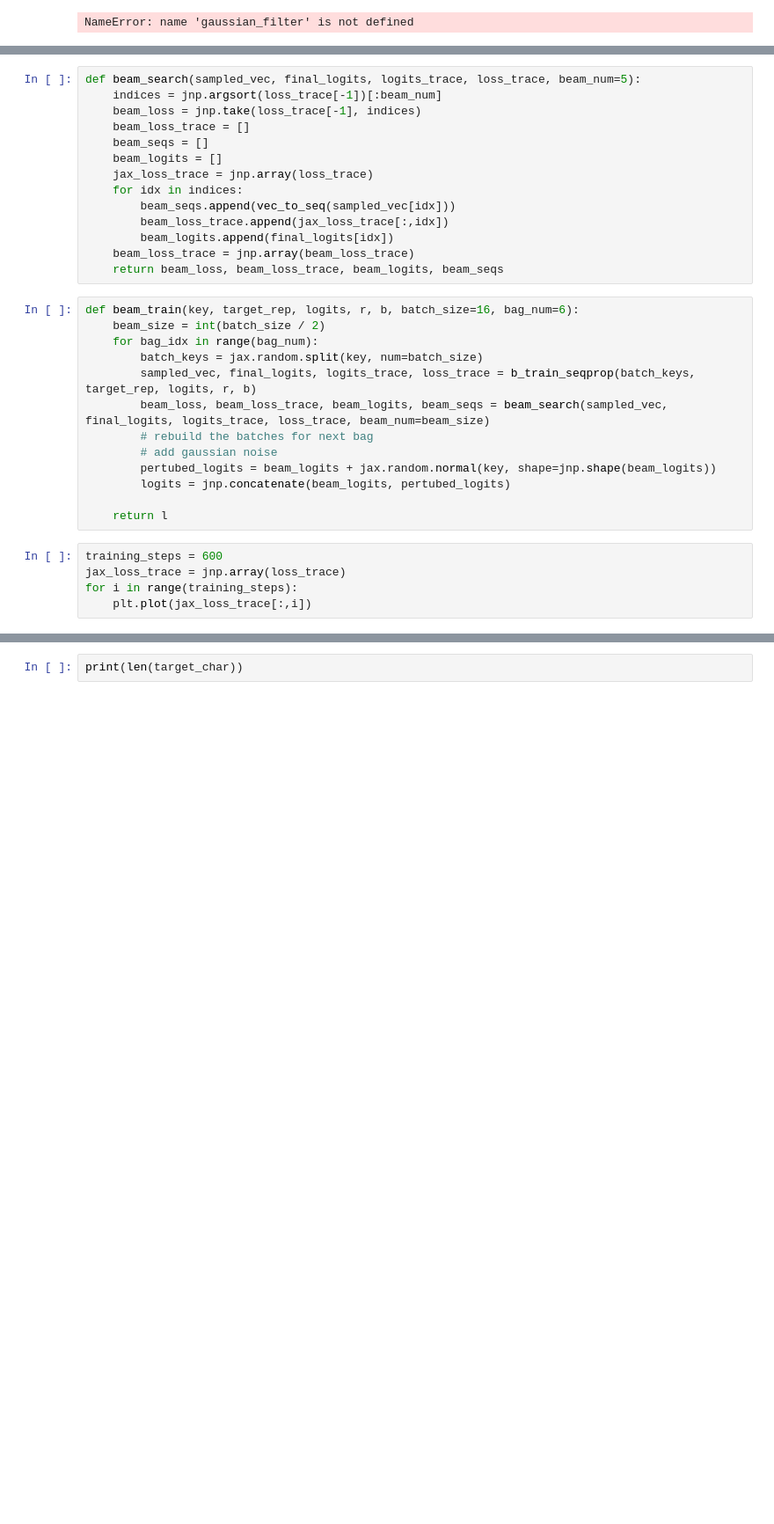
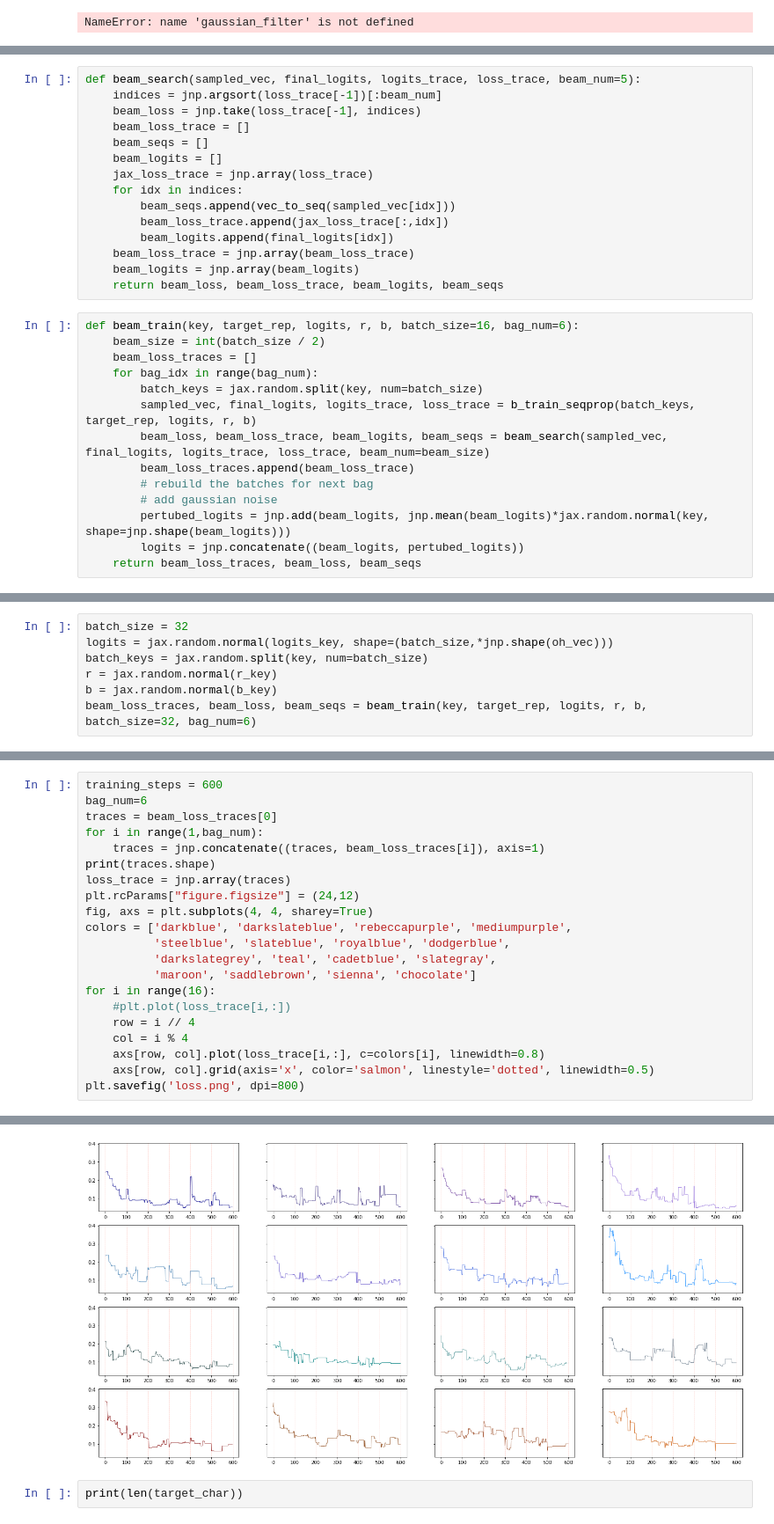
Before and after one commit to ur-whitelab/wazy, a Jupyter notebook: alp.ipynb, the cells around one changed output, grey strips where cells are left out. Shown at 88% size. Cells and saved outputs as stored; diff of their text form; blank space fills up the shorter version.

```diff
--- a/alp.ipynb
+++ b/alp.ipynb
@@ -240,22 +238,19 @@ def beam_search(sampled_vec, final_logits, logits_trace, loss_trace, beam_num=5)
         beam_loss_trace.append(jax_loss_trace[:,idx])
         beam_logits.append(final_logits[idx])
     beam_loss_trace = jnp.array(beam_loss_trace)
+    beam_logits = jnp.array(beam_logits)
     return beam_loss, beam_loss_trace, beam_logits, beam_seqs
 # %%
 def beam_train(key, target_rep, logits, r, b, batch_size=16, bag_num=6):
     beam_size = int(batch_size / 2)
+    beam_loss_traces = []
     for bag_idx in range(bag_num):
         batch_keys = jax.random.split(key, num=batch_size)
         sampled_vec, final_logits, logits_trace, loss_trace = b_train_seqprop(batch_keys, target_rep, logits, r, b)
         beam_loss, beam_loss_trace, beam_logits, beam_seqs = beam_search(sampled_vec, final_logits, logits_trace, loss_trace, beam_num=beam_size)
+        beam_loss_traces.append(beam_loss_trace)
         # rebuild the batches for next bag
         # add gaussian noise
-        pertubed_logits = beam_logits + jax.random.normal(key, shape=jnp.shape(beam_logits))
-        logits = jnp.concatenate(beam_logits, pertubed_logits)
-
-    return l
+        pertubed_logits = jnp.add(beam_logits, jnp.mean(beam_logits)*jax.random.normal(key, shape=jnp.shape(beam_logits)))
+        logits = jnp.concatenate((beam_logits, pertubed_logits))
+    return beam_loss_traces, beam_loss, beam_seqs
-# %%
-training_steps = 600
-jax_loss_trace = jnp.array(loss_trace)
-for i in range(training_steps):
-    plt.plot(jax_loss_trace[:,i])
@@ -263,0 +257,7 @@ for i in range(training_steps):
+# %%
+batch_size = 32
+logits = jax.random.normal(logits_key, shape=(batch_size,*jnp.shape(oh_vec)))
+batch_keys = jax.random.split(key, num=batch_size)
+r = jax.random.normal(r_key)
+b = jax.random.normal(b_key)
+beam_loss_traces, beam_loss, beam_seqs = beam_train(key, target_rep, logits, r, b, batch_size=32, bag_num=6)
@@ -263,0 +274,22 @@ for i in range(training_steps):
+# %%
+training_steps = 600
+bag_num=6
+traces = beam_loss_traces[0]
+for i in range(1,bag_num):
+    traces = jnp.concatenate((traces, beam_loss_traces[i]), axis=1)
+print(traces.shape)
+loss_trace = jnp.array(traces)
+plt.rcParams["figure.figsize"] = (24,12)
+fig, axs = plt.subplots(4, 4, sharey=True)
+colors = ['darkblue', 'darkslateblue', 'rebeccapurple', 'mediumpurple',
+          'steelblue', 'slateblue', 'royalblue', 'dodgerblue',
+          'darkslategrey', 'teal', 'cadetblue', 'slategray',
+          'maroon', 'saddlebrown', 'sienna', 'chocolate']
+for i in range(16):
+    #plt.plot(loss_trace[i,:])
+    row = i // 4
+    col = i % 4
+    axs[row, col].plot(loss_trace[i,:], c=colors[i], linewidth=0.8)
+    axs[row, col].grid(axis='x', color='salmon', linestyle='dotted', linewidth=0.5)
+plt.savefig('loss.png', dpi=800)
+# %% [output]
@@ -264,3 +297,4 @@ for i in range(training_steps):
+[figure, added]
 # %%
 print(len(target_char))
 # %% [output]
```
Also changed, not shown: parts of 5 cells of this notebook, 3 other files.
